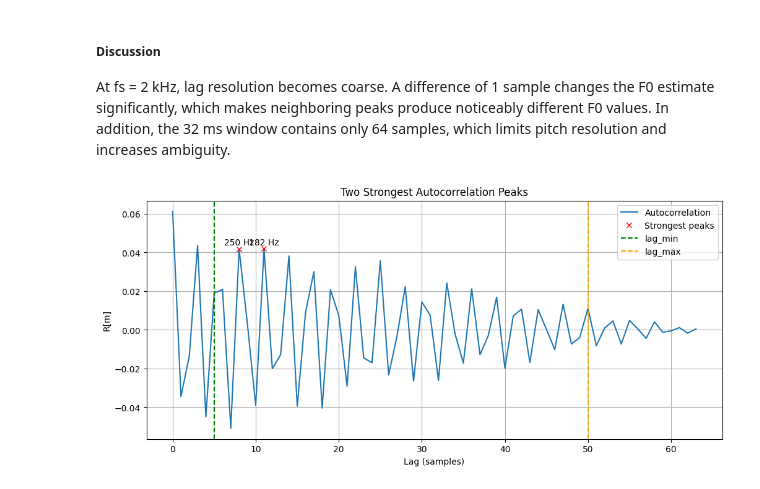
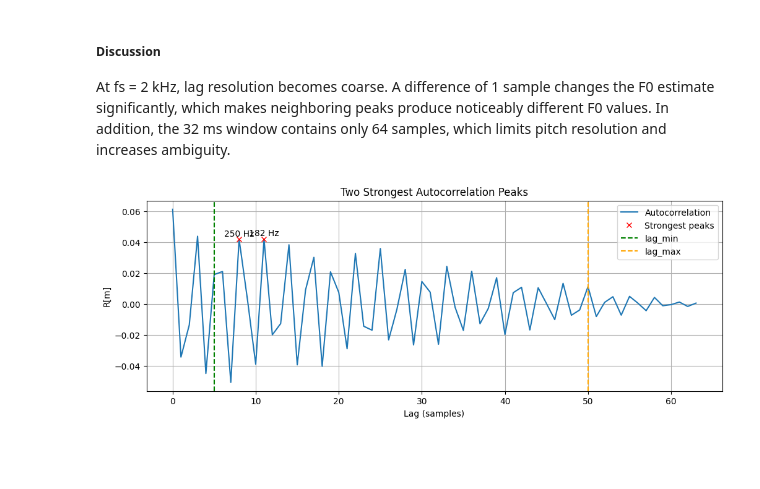
Before and after one commit to joaocolombari/PSI5123_problem_set, a Jupyter notebook: main.ipynb, the cells around one changed output. Saved outputs shown, nothing was run; the diff lists cells and outputs as text; code cells hidden in the pictures; blank space fills up the shorter version.

```diff
--- a/main.ipynb
+++ b/main.ipynb
@@ -406,27 +406,27 @@ At fs = 2 kHz, lag resolution becomes coarse. A difference of 1 sample changes t
 # %%
 # Sort peaks by autocorrelation amplitude
 sorted_peaks = peaks[np.argsort(R[peaks])[::-1]]
 top_peaks = sorted_peaks[:2]
 
 # -------- Plotting --------
 
-plt.figure(figsize=(12,5))
+plt.figure(figsize=(12,4))
 plt.plot(R, label='Autocorrelation')
 plt.plot(top_peaks, R[top_peaks], 'rx', label='Strongest peaks')
 plt.text(top_peaks[0], R[top_peaks[0]] + 0.002, f"{sr/top_peaks[0]:.0f} Hz", ha='center')
 plt.text(top_peaks[1], R[top_peaks[1]] + 0.002, f"{sr/top_peaks[1]:.0f} Hz", ha='center')
 
 # Valid lag interval
 plt.axvline(lag_min, color='g', linestyle='--', label='lag_min')
 plt.axvline(lag_max, color='orange', linestyle='--', label='lag_max')
 plt.xlabel("Lag (samples)")
 plt.ylabel("R[m]")
 plt.title("Two Strongest Autocorrelation Peaks")
 plt.grid(True)
 plt.legend(loc='upper right')
 plt.show()
 # %% [output]
-[figure, old version]
+[figure, new version]
 # %% [markdown]
 On the other hand, if the frequency is set back to 16kHz as done in class, resolution increases and the fundamental returns to around 250Hz dispite the distinct hop and frame sizes:
 
```
Also changed, not shown: parts of 12 cells of this notebook, 6 other files.
